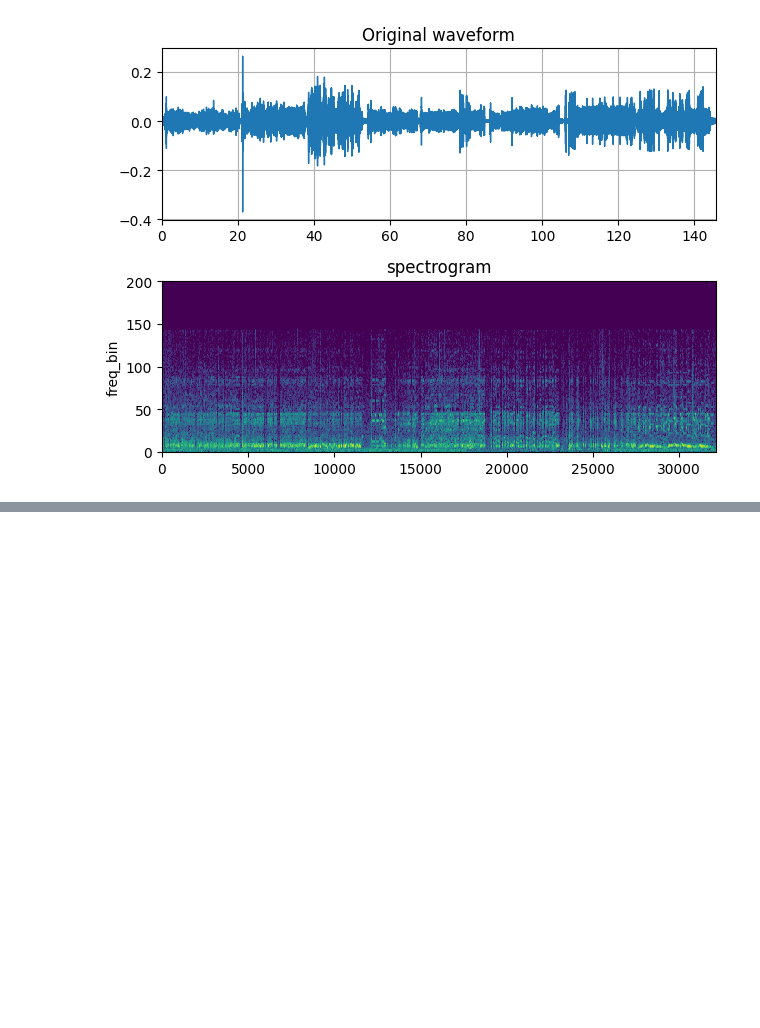
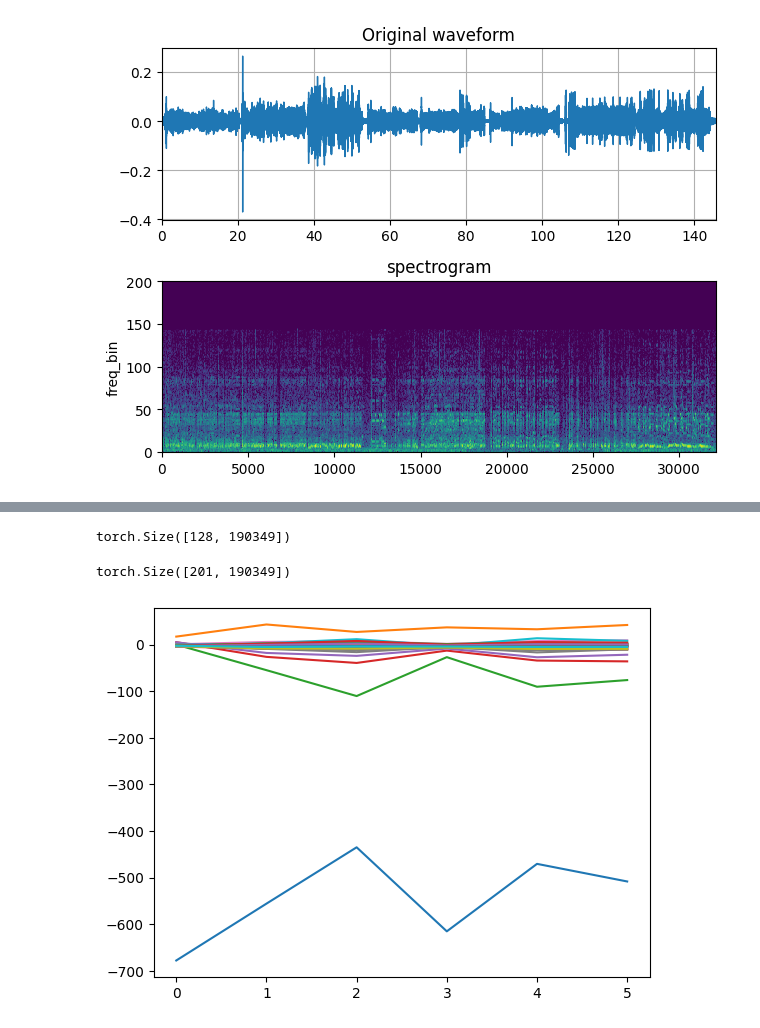
Before and after one commit to Apros7/Hackathons, a Jupyter notebook: Valhacks2024/tester.ipynb, the cells around one changed output, grey strips where cells are left out. Cells and saved outputs as stored; diff of their text form; code cells hidden in the pictures; blank space fills up the shorter version.

```diff
--- a/Valhacks2024/tester.ipynb
+++ b/Valhacks2024/tester.ipynb
@@ -89,0 +84,27 @@ plt.scatter(range(len(snippet_back)), snippet_back, c=[x for y in [[i]*GROUPBY f
+# %%
+T.MelSpectrogram()(waveform_out).shape
+# %% [output]
+torch.Size([128, 190349])
+# %%
+T.Spectrogram()(waveform_out).shape
+# %% [output]
+torch.Size([201, 190349])
+# %%
+from sklearn.cluster import KMeans
+from sklearn.preprocessing import StandardScaler
+
+waveform, sr = torchaudio.load("Data/240528 Subject 3.wav") # this returns a tuple of the waveform and the sample rate
+waveform_out = waveform[0]
+GROUPBY = sr//100 # 1 seconds
+
+spec = T.MFCC(sample_rate=sr, n_mfcc=80)(waveform_out)
+spec_out = spec[:,:spec.shape[1] // GROUPBY * GROUPBY].T
+spec_grouped = spec_out.reshape(-1, GROUPBY, spec_out.shape[1]).mean(axis=1)
+
+kc = KMeans(n_clusters=6, random_state=0, n_init="auto").fit(spec_grouped)
+centroids = kc.cluster_centers_
+labels = kc.labels_
+# %%
+plt.plot(centroids);
+# %% [output]
+[figure, added]
```
Also changed, not shown: parts of 9 cells of this notebook.
